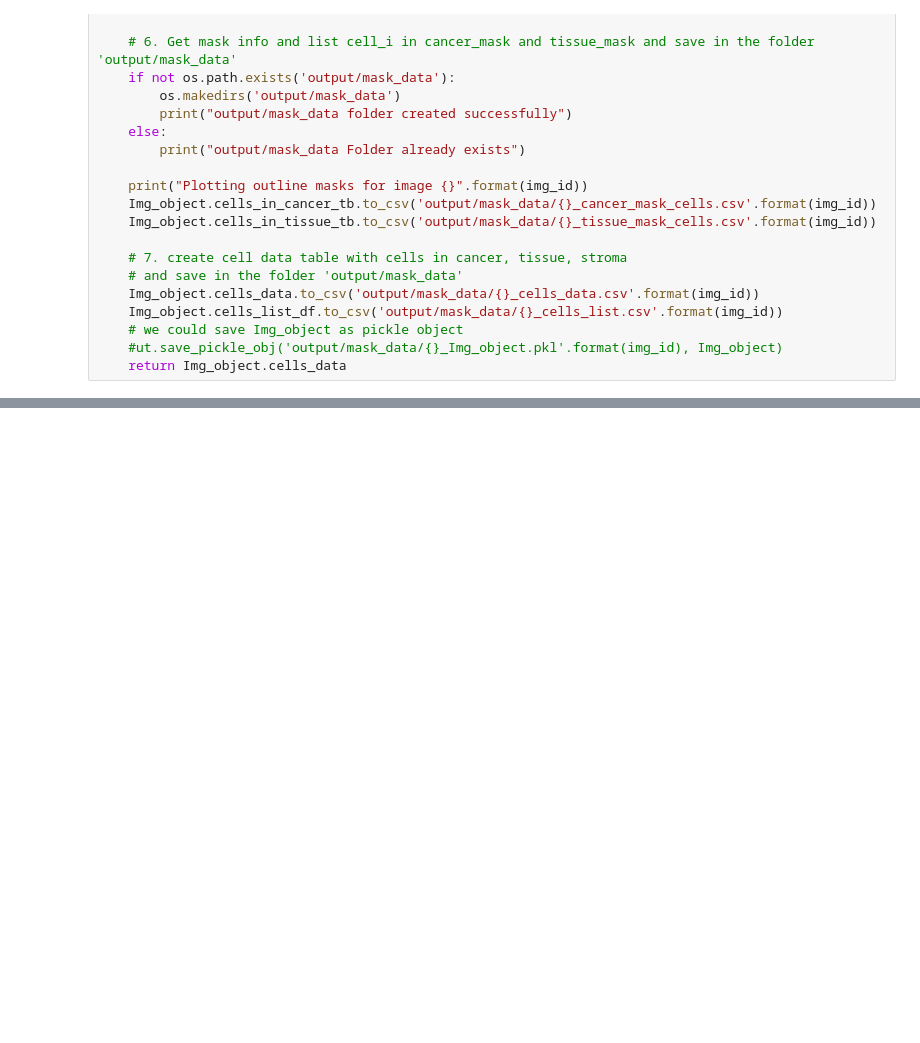
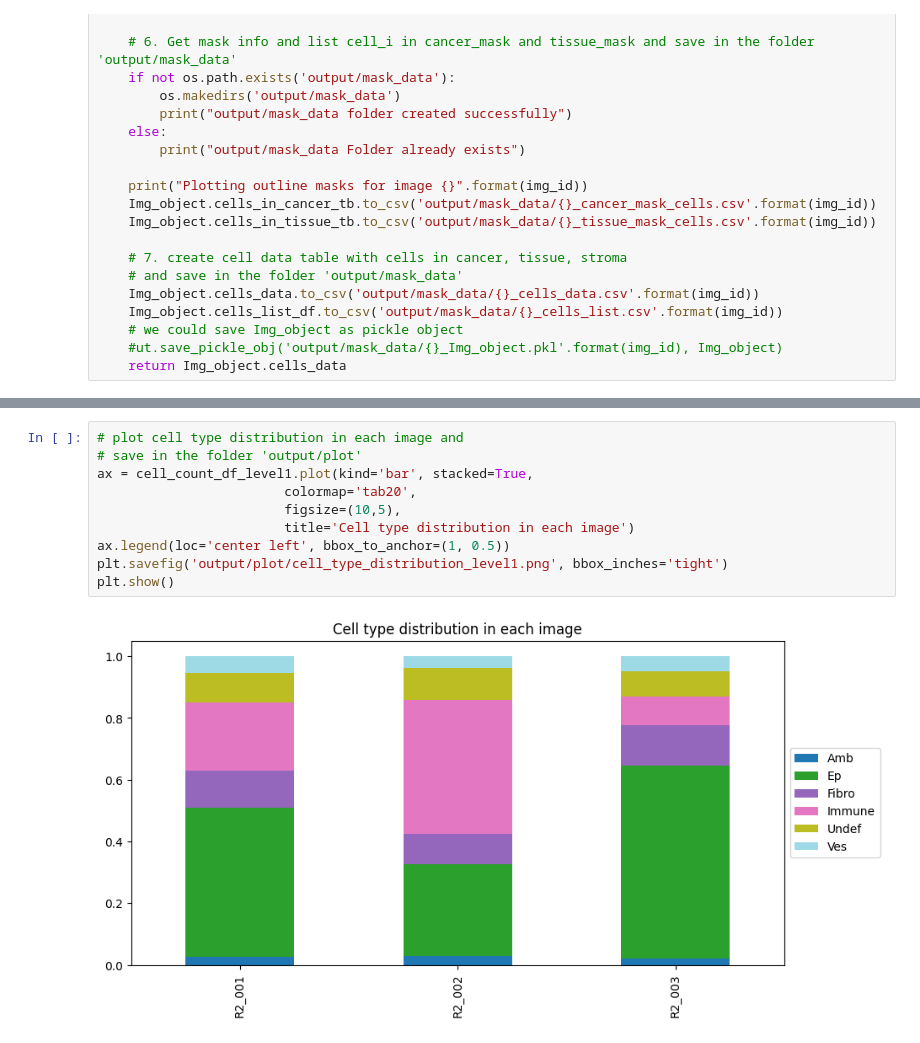
Before and after one commit to PattaWapee/IMCprocess, a Jupyter notebook: notebooks/mask_analysis/mask_analysis_full_pipeline/01pipeline_level1.ipynb, the cells around one changed output, grey strips where cells are left out. Drawn from its saved outputs; the diff is of its cells as text; blank space fills up the shorter version.

```diff
--- a/notebooks/mask_analysis/mask_analysis_full_pipeline/01pipeline_level1.ipynb
+++ b/notebooks/mask_analysis/mask_analysis_full_pipeline/01pipeline_level1.ipynb
@@ -156,0 +218,12 @@ Plotting outline masks for image R2_003
+# %%
+# plot cell type distribution in each image and
+# save in the folder 'output/plot'
+ax = cell_count_df_level1.plot(kind='bar', stacked=True,
+                        colormap='tab20',
+                        figsize=(10,5),
+                        title='Cell type distribution in each image')
+ax.legend(loc='center left', bbox_to_anchor=(1, 0.5))
+plt.savefig('output/plot/cell_type_distribution_level1.png', bbox_inches='tight')
+plt.show()
+# %% [output]
+[figure, added]
```
Also changed, not shown: parts of 7 cells of this notebook, 2 other files.
